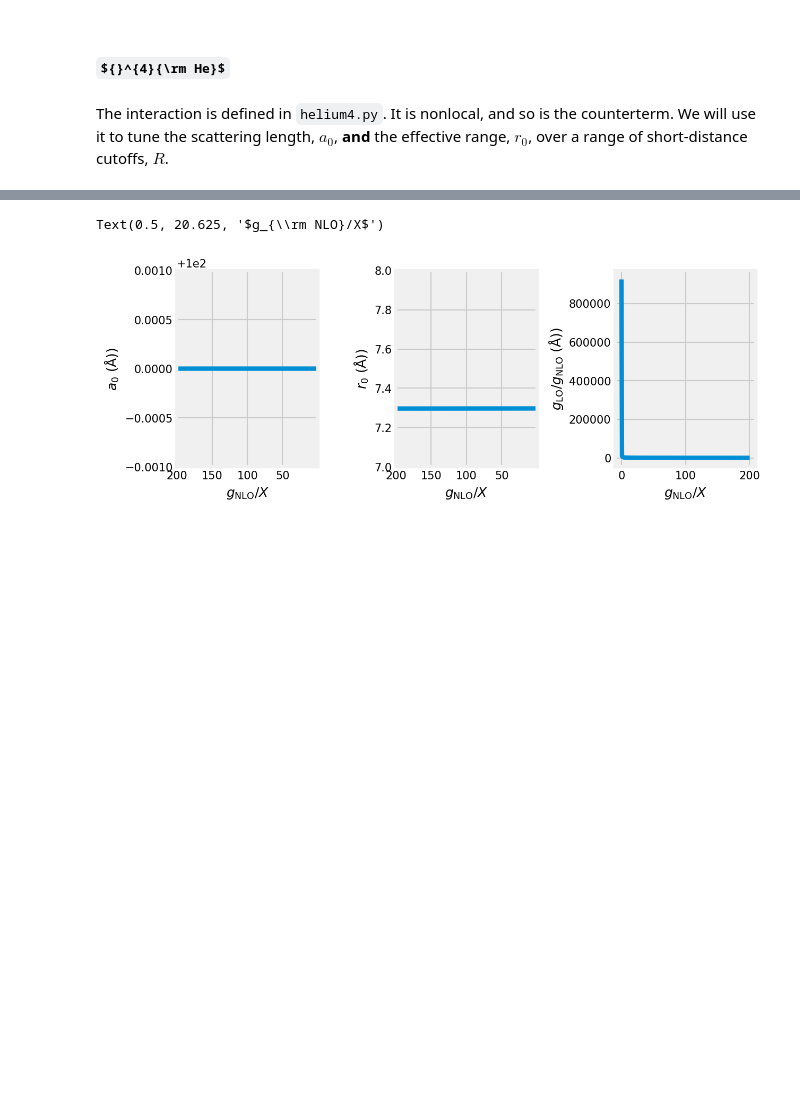
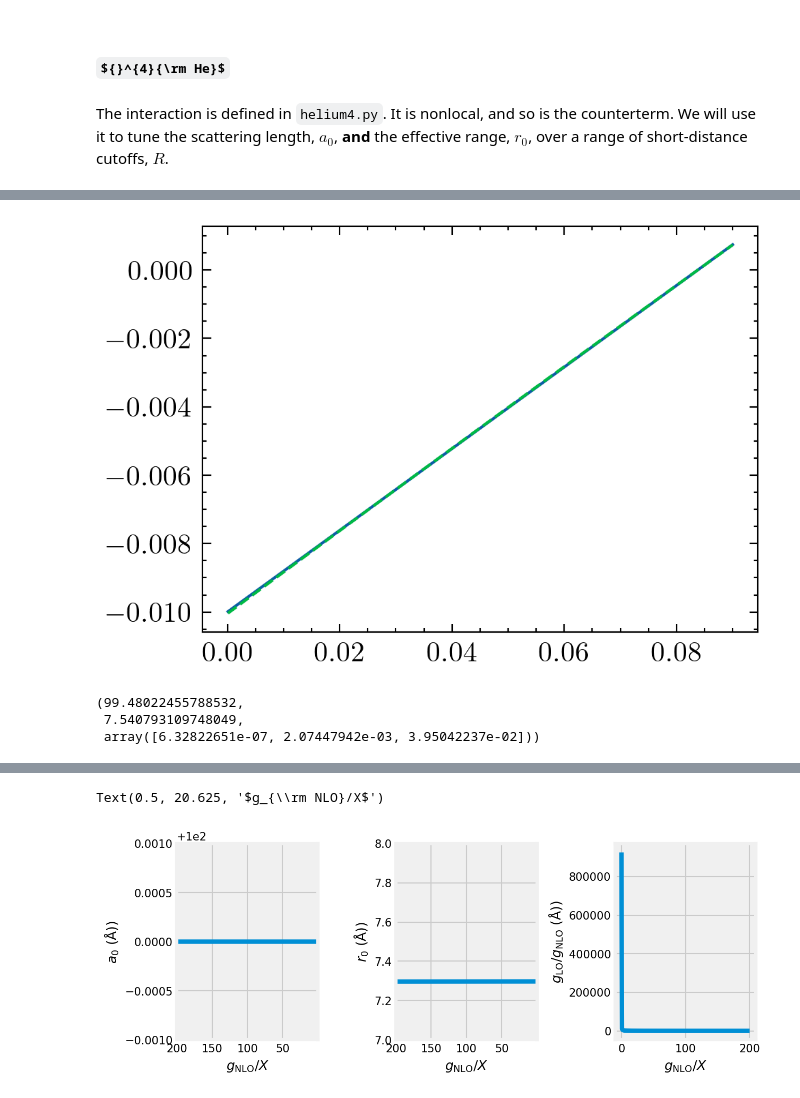
Before and after one commit to odell/vdw-nlo, a Jupyter notebook: 4He NLO Nonlocal.ipynb, the cells around one changed output, grey strips where cells are left out. Saved outputs shown, nothing was run; the diff lists cells and outputs as text; code cells hidden in the pictures; some formulas as TeX source; blank space fills up the shorter version.

```diff
--- a/4He NLO Nonlocal.ipynb
+++ b/4He NLO Nonlocal.ipynb
@@ -48,15 +31,6 @@ KCD = -1/he4.A0 + he4.R0/2*momenta**2
 
 # First, we will tune k(cot(delta)). Then we'll go back and refine a_0 and r_0.
 def kcd_diff(gpair, sys):
-    kcd = sys.kcotd_gen_fast(momenta, *gpair)
+    kcd = sys.kcotd_gen_pert1_fast(momenta, *gpair)
     return np.sum(((KCD - kcd)/KCD)**2)
-
-
-def inverse_a0_diff(gi, gj, sys):
-    a0, _ = sys.a0_and_r0(gi, gj, momenta, use_c=True)
-    return (1/he4.A0 - 1/a0)*he4.A0
-
-def a0_diff(gi, gj, sys):
-    a0, _ = sys.a0_and_r0(gi, gj, momenta, use_c=True)
-    return (he4.A0 - a0)/he4.A0
 # %%
@@ -68,0 +56,16 @@ s = he4.Helium4System(R, ELL)
+# %%
+result = minimize(lambda x: kcd_diff(x, s), [-3.5, 140])
+# %%
+fig, ax = plt.subplots(dpi=300)
+fig.patch.set_facecolor('white')
+
+ax.plot((momenta*he4.BETA6)**2, KCD)
+ax.plot((momenta*he4.BETA6)**2, s.kcotd_gen_pert1_fast(momenta, *result.x), linestyle='--');
+# %% [output]
+[figure, added]
+# %%
+s.a0_and_r0_pert1_fast(*result.x, momenta, return_sigma=True)
+# %% [output]
+(99.48022455788532,
+ 7.540793109748049,
+ array([6.32822651e-07, 2.07447942e-03, 3.95042237e-02]))
```
Also changed, not shown: parts of 13 cells of this notebook, 8 other files.
